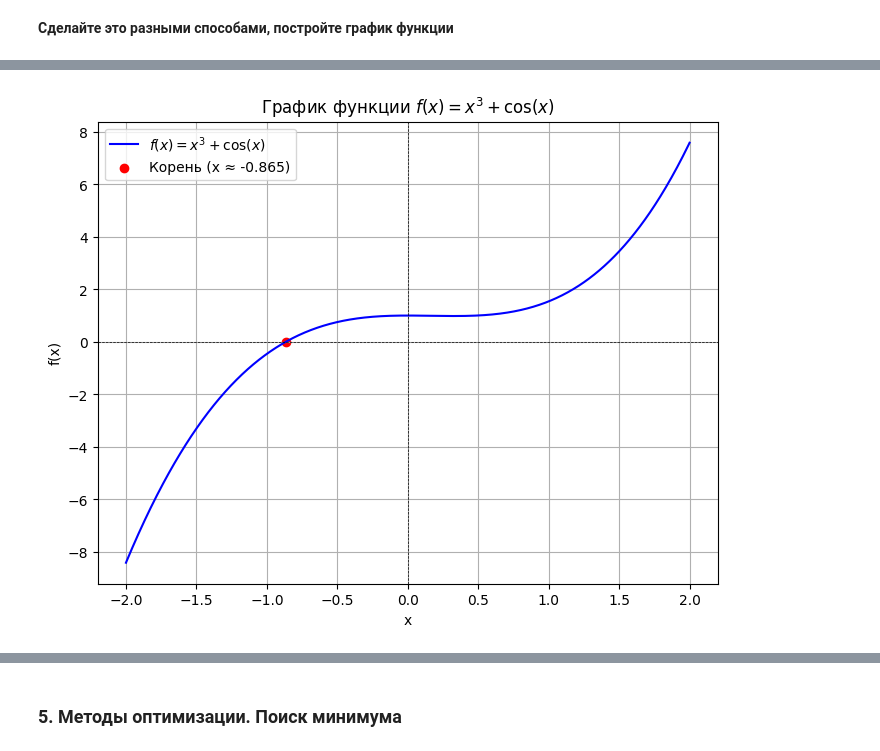
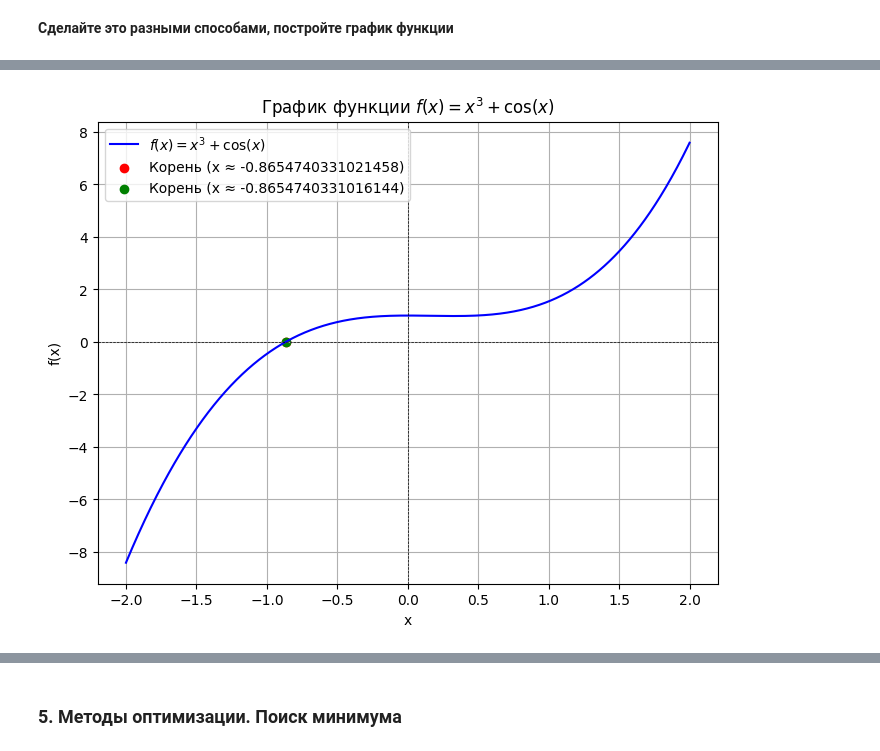
Before and after one commit to Owl-Man/Computer-math, a Jupyter notebook: Практическая_работа_№9_Библиотека_SciPy_Часть_№2.ipynb, the cells around one changed output, grey strips where cells are left out. Saved outputs shown, nothing was run; the diff lists cells and outputs as text; code cells hidden in the pictures.

```diff
--- a/Практическая_работа_№9_Библиотека_SciPy_Часть_№2.ipynb
+++ b/Практическая_работа_№9_Библиотека_SciPy_Часть_№2.ipynb
@@ -125,7 +121,7 @@ def f(x):
 # Сначала определим интервал, где функция меняет знак (например, [-2, 2])
 # Построим график, чтобы выбрать подходящий интервал, но для начала попробуем [-1, 0]
 root_bisection = root_scalar(f, method='bisect', bracket=[-1, 0])
-print(f"Корень, найденный методом бисекции: x = {root_bisection.root:.6f}")
+print(f"Корень, найденный методом бисекции: x = {root_bisection.root}")
 
 # Метод Ньютона
 # Для метода Ньютона нужно задать начальное приближение и производную функции
@@ -133,19 +129,19 @@ def f_prime(x):
     return 3 * x**2 - np.sin(x)  # Производная f'(x) = 3x^2 - sin(x)
 
 root_newton = root_scalar(f, method='newton', x0=-0.5, fprime=f_prime)
-print(f"Корень, найденный методом Ньютона: x = {root_newton.root:.6f}")
+print(f"Корень, найденный методом Ньютона: x = {root_newton.root}")
 
 # 2. Построение графика функции
 # Создаем массив точек для построения графика
 x = np.linspace(-2, 2, 1000)  # Интервал от -2 до 2
 y = f(x)
 
-# Создаем график
 plt.figure(figsize=(8, 6))
 plt.plot(x, y, label=r'$f(x) = x^3 + \cos(x)$', color='blue')
 plt.axhline(0, color='black', linestyle='--', linewidth=0.5)  # Ось x
 plt.axvline(0, color='black', linestyle='--', linewidth=0.5)  # Ось y
-plt.scatter([root_bisection.root], [0], color='red', label=f'Корень (x ≈ {root_bisection.root:.3f})')
+plt.scatter([root_bisection.root], [0], color='red', label=f'Корень (x ≈ {root_bisection.root})')
+plt.scatter([root_newton.root], [0], color='green', label=f'Корень (x ≈ {root_newton.root})')
 plt.title('График функции $f(x) = x^3 + \cos(x)$')
 plt.xlabel('x')
 plt.ylabel('f(x)')
@@ -158,4 +154,4 @@ plt.show()
-[figure, old version]
+[figure, new version]
 # %% [markdown]
 ![image.png](embedded-picture-1)
 # %% [markdown]
```
Also changed, not shown: parts of 6 cells of this notebook, 1 other file.
